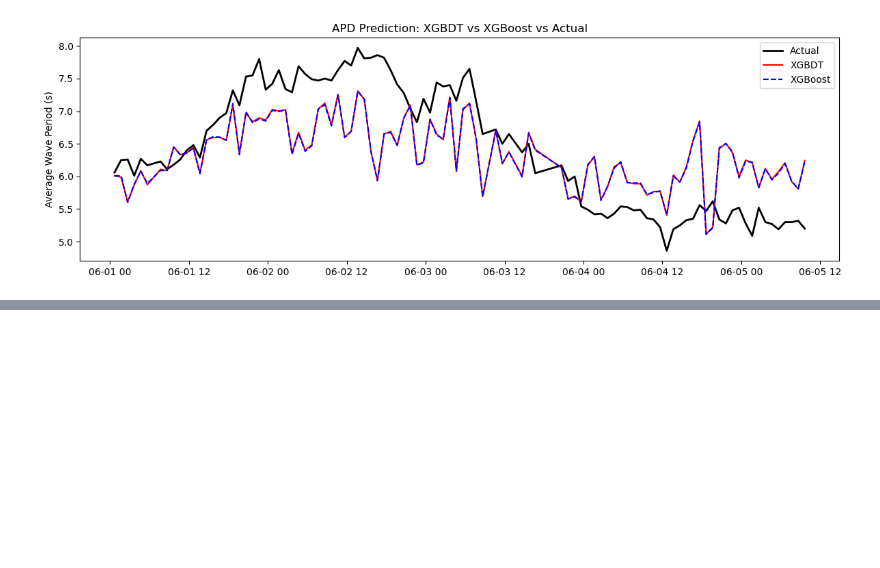
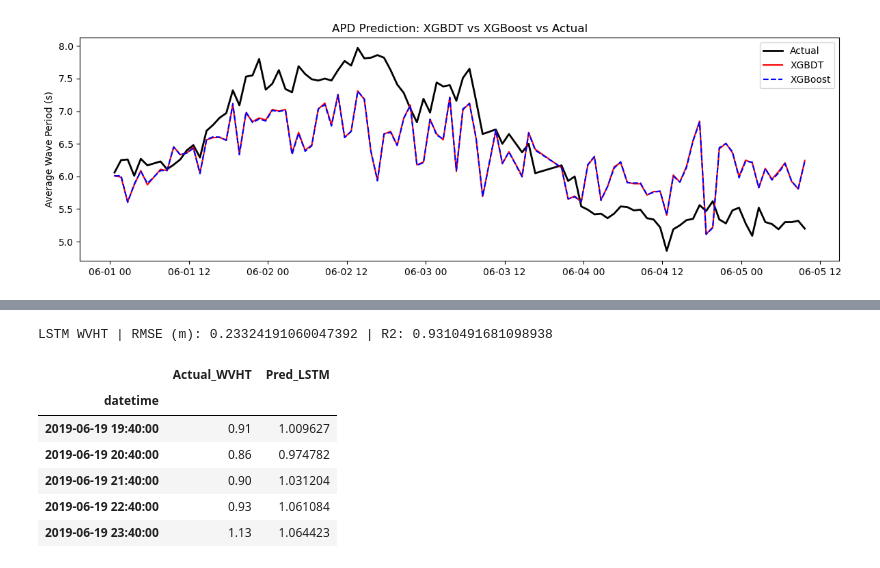
Before and after one commit to RichelCode/Wave-Energy-Forecasting, a Jupyter notebook: Wave Analysis.ipynb, the cells around one changed output, grey strips where cells are left out. Drawn from its saved outputs; the diff is of its cells as text; code cells hidden in the pictures; blank space fills up the shorter version.

```diff
--- a/Wave Analysis.ipynb
+++ b/Wave Analysis.ipynb
@@ -608,0 +641,17 @@ plt.show()
+# %%
+def make_sequences(X, y, lookback):
+    Xs, ys = [], []
+    for i in range(lookback, len(X)):
+        Xs.append(X[i-lookback:i])
+        ys.append(y[i])
+    return np.array(Xs, dtype=np.float32), np.array(ys, dtype=np.float32)
+
+LOOKBACK = 24  # 24 hours
+
+Xtr_seq, ytr_seq = make_sequences(X_train, y_train, LOOKBACK)
+Xte_seq, yte_seq = make_sequences(X_test,  y_test,  LOOKBACK)
+
+# Align timestamps for test predictions (we lose first LOOKBACK hours)
+test_pred_index = test_index[LOOKBACK:]
+
+print("Train seq:", Xtr_seq.shape, "Test seq:", Xte_seq.shape)
@@ -608,0 +769,35 @@ plt.show()
+# %%
+model.eval()
+preds_scaled = []
+with torch.no_grad():
+    for xb, _ in test_loader:
+        xb = xb.to(device)
+        preds_scaled.append(model(xb).cpu().numpy())
+
+y_pred_s = np.concatenate(preds_scaled)
+
+# Inverse transform back to meters
+y_pred_m = scaler_y.inverse_transform(y_pred_s.reshape(-1,1)).ravel()
+y_true_m = scaler_y.inverse_transform(yte_seq.reshape(-1,1)).ravel()
+
+rmse = np.sqrt(mean_squared_error(y_true_m, y_pred_m))
+r2   = r2_score(y_true_m, y_pred_m)
+print("LSTM WVHT | RMSE (m):", rmse, "| R2:", r2)
+
+# Save for plotting + comparison
+preds_df_lstm = pd.DataFrame({
+    "Actual_WVHT": y_true_m,
+    "Pred_LSTM": y_pred_m
+}, index=test_pred_index)
+
+preds_df_lstm.to_excel("WVHT_LSTM_predictions.xlsx")
+preds_df_lstm.head()
+# %% [output]
+LSTM WVHT | RMSE (m): 0.23324191060047392 | R2: 0.9310491681098938
+|  | Actual_WVHT | Pred_LSTM |
+| datetime |  |  |
+| 2019-06-19 19:40:00 | 0.91 | 1.009627 |
+| 2019-06-19 20:40:00 | 0.86 | 0.974782 |
+| 2019-06-19 21:40:00 | 0.90 | 1.031204 |
+| 2019-06-19 22:40:00 | 0.93 | 1.061084 |
+| 2019-06-19 23:40:00 | 1.13 | 1.064423 |
```
Also changed, not shown: parts of 5 cells of this notebook.
